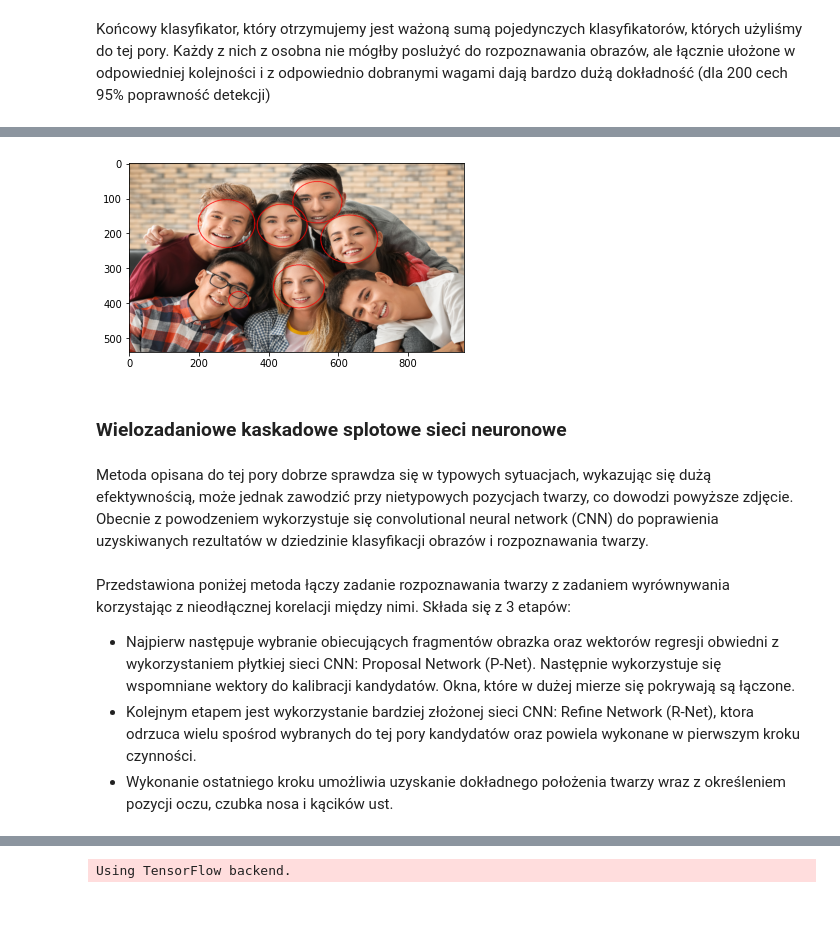
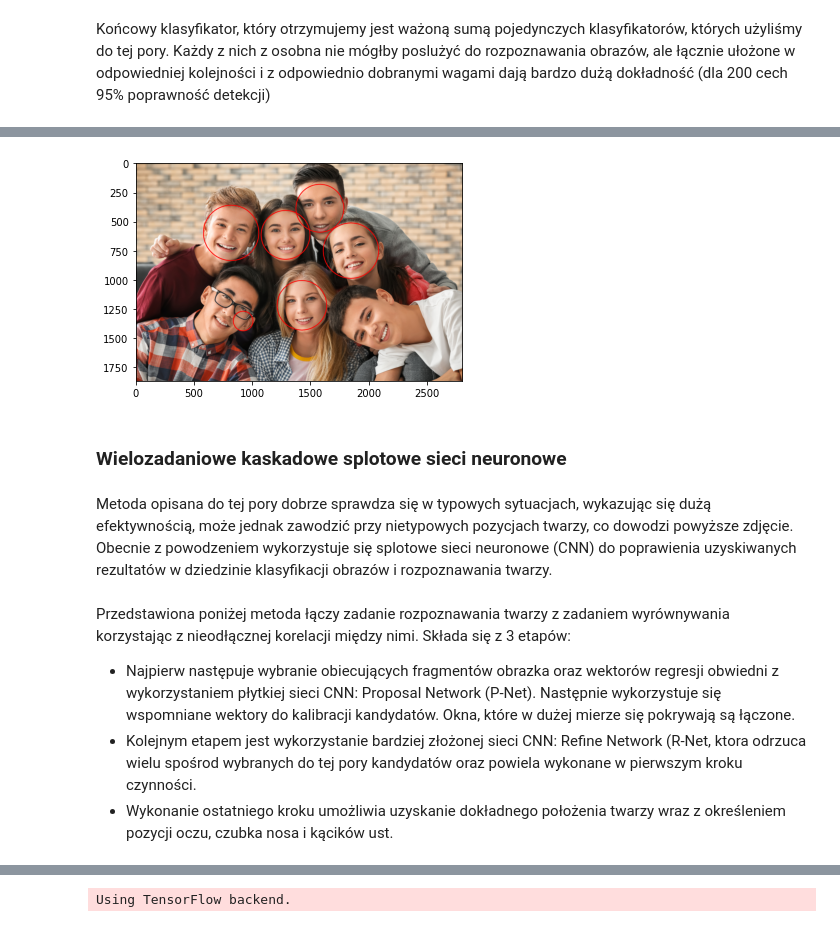
Before and after one commit to drewko/Machine-Learning-Tutorial-5, a Jupyter notebook: ML_tutorial_5.ipynb, the cells around one changed output, grey strips where cells are left out. Saved outputs shown, nothing was run; the diff lists cells and outputs as text; code cells hidden in the pictures.

```diff
--- a/ML_tutorial_5.ipynb
+++ b/ML_tutorial_5.ipynb
@@ -99,11 +79,4 @@ cmake     data             LICENSE  README.md
 # %%
-from __future__ import print_function
-import cv2 as cv
-import argparse
-import urllib.request
-import numpy as np
-from matplotlib import pyplot as plt
-
 def detectAndDisplay(frame):
     frame_gray = cv.cvtColor(frame, cv.COLOR_BGR2GRAY)
     frame_gray = cv.equalizeHist(frame_gray)
@@ -114,35 +87,27 @@ def detectAndDisplay(frame):
         frame = cv.ellipse(frame, center, (w//2, h//2), 0, 0, 360, (0, 0, 255), 5)
         faceROI = frame_gray[y:y+h,x:x+w]
 
-    out = cv.resize(frame, (960, 540))
-    plt.imshow(cv.cvtColor(out, cv.COLOR_BGR2RGB))
-    # cv.imshow('Capture - Face detection', out)
-
-
-def url_to_image(url):
-    resp = urllib.request.urlopen(url)
-    image = np.asarray(bytearray(resp.read()), dtype="uint8")
-    image = cv.imdecode(image, cv.IMREAD_COLOR)
-    return image
-face_cascade_name = '/content/cloned-repo/data/haarcascades/haarcascade_frontalface_alt.xml'
-face_cascade = cv.CascadeClassifier()
-
-if not face_cascade.load(cv.samples.findFile(face_cascade_name)):
-    print('--(!)Error loading face cascade')
-    exit(0)
-
-img = url_to_image('https://www.homestaynetwork.org/wp-content/uploads/2019/06/bigstock-Group-of-funny-teenagers-indoo-220446625.jpg')
-detectAndDisplay(img)
+    plt.imshow(cv.cvtColor(frame, cv.COLOR_BGR2RGB))
-# %% [output]
-[figure, removed]
+# %%
+face_cascade_name = 'haarcascades/haarcascade_frontalface_alt.xml'
+face_cascade = cv.CascadeClassifier()
+
+if not face_cascade.load(cv.samples.findFile(face_cascade_name)):
+    print('--(!)Error loading face cascade')
+    exit(0)
+
+img = cv.imread('example.jpg')
+detectAndDisplay(img)
+# %% [output]
+[figure, added]
 # %% [markdown]
 ### Wielozadaniowe kaskadowe splotowe sieci neuronowe
 # %% [markdown]
 Metoda opisana do tej pory dobrze sprawdza się w typowych sytuacjach, wykazując się dużą efektywnością, może jednak zawodzić przy nietypowych pozycjach twarzy, co dowodzi powyższe zdjęcie.
-Obecnie z powodzeniem wykorzystuje się convolutional neural network (CNN) do poprawienia uzyskiwanych rezultatów w dziedzinie klasyfikacji obrazów i rozpoznawania twarzy.
+Obecnie z powodzeniem wykorzystuje się splotowe sieci neuronowe (CNN) do poprawienia uzyskiwanych rezultatów w dziedzinie klasyfikacji obrazów i rozpoznawania twarzy.
 # %% [markdown]
 Przedstawiona poniżej metoda łączy zadanie rozpoznawania twarzy z zadaniem wyrównywania korzystając z nieodłącznej korelacji między nimi.
 Składa się z 3 etapów:
 * Najpierw następuje wybranie obiecujących fragmentów obrazka oraz wektorów regresji obwiedni z wykorzystaniem płytkiej sieci CNN: Proposal Network (P-Net). Następnie wykorzystuje się wspomniane wektory do kalibracji kandydatów. Okna, które w dużej mierze się pokrywają są łączone.
-* Kolejnym etapem jest wykorzystanie bardziej złożonej sieci CNN: Refine Network (R-Net), ktora odrzuca wielu spośrod wybranych do tej pory kandydatów oraz powiela wykonane w pierwszym kroku czynności.
+* Kolejnym etapem jest wykorzystanie bardziej złożonej sieci CNN: Refine Network (R-Net, ktora odrzuca wielu spośrod wybranych do tej pory kandydatów oraz powiela wykonane w pierwszym kroku czynności.
 * Wykonanie ostatniego kroku umożliwia uzyskanie dokładnego położenia twarzy wraz z określeniem pozycji oczu, czubka nosa i kącików ust.
```
Also changed, not shown: parts of 13 cells of this notebook.
